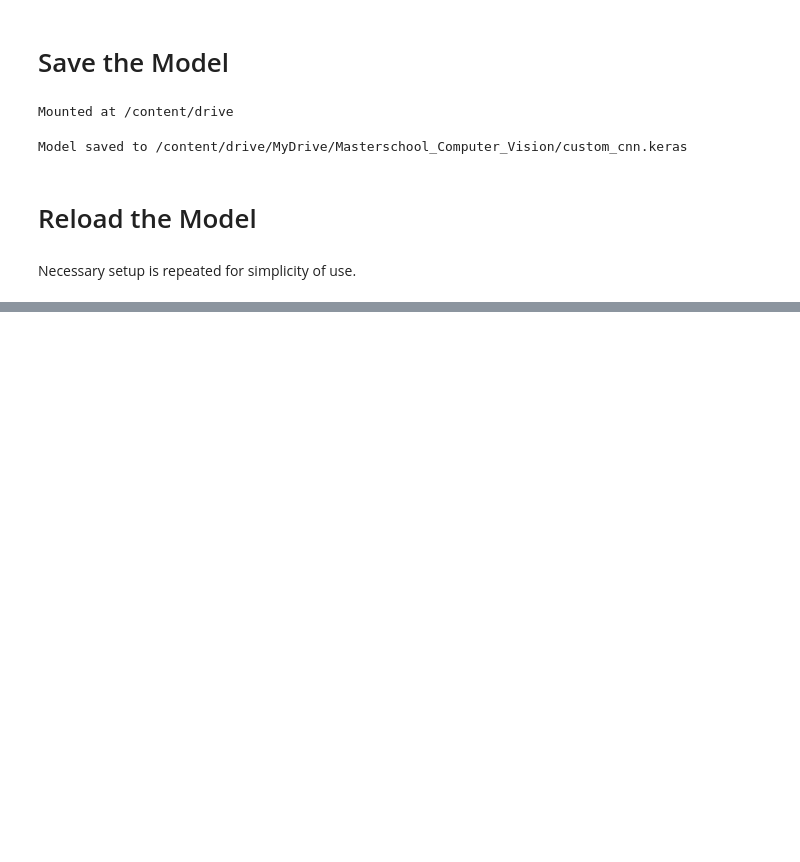
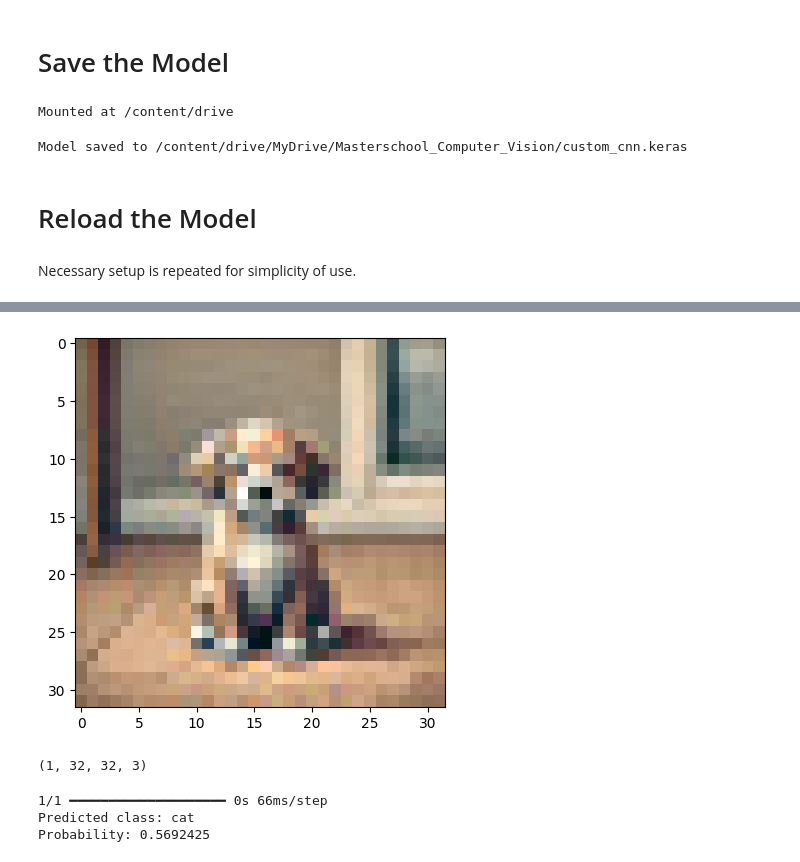
Before and after one commit to JericCantos/CIFAR10-CNN-TransferLearning, a Jupyter notebook: notebooks/CIFAR_10_Image_Classification.ipynb, the cells around one changed output, grey strips where cells are left out. Saved outputs shown, nothing was run; the diff lists cells and outputs as text; code cells hidden in the pictures; blank space fills up the shorter version.

```diff
--- a/notebooks/CIFAR_10_Image_Classification.ipynb
+++ b/notebooks/CIFAR_10_Image_Classification.ipynb
@@ -668,0 +801,27 @@ custom_cnn = load_model(model_path)
+# %%
+
+#read the image
+dog2 = cv2.imread('dog-1.jpg')
+dog2 = cv2.cvtColor(dog2, cv2.COLOR_BGR2RGB)
+
+
+#plot using plt
+plt.imshow(dog2)
+plt.show()
+# %% [output]
+[figure, added]
+# %%
+dog_array2 = convert_to_image_array(dog2)
+dog_array2.shape
+# %% [output]
+(1, 32, 32, 3)
+# %%
+pred4 = custom_cnn.predict(dog_array2)
+predicted_class4 = np.argmax(pred4[0])
+predicted_prob4 = pred[0][predicted_class4]
+print("Predicted class:", classes[predicted_class4])
+print("Probability:", predicted_prob4)
+# %% [output]
+1/1 ━━━━━━━━━━━━━━━━━━━━ 0s 66ms/step
+Predicted class: cat
+Probability: 0.5692425
```
Also changed, not shown: parts of 24 cells of this notebook.
